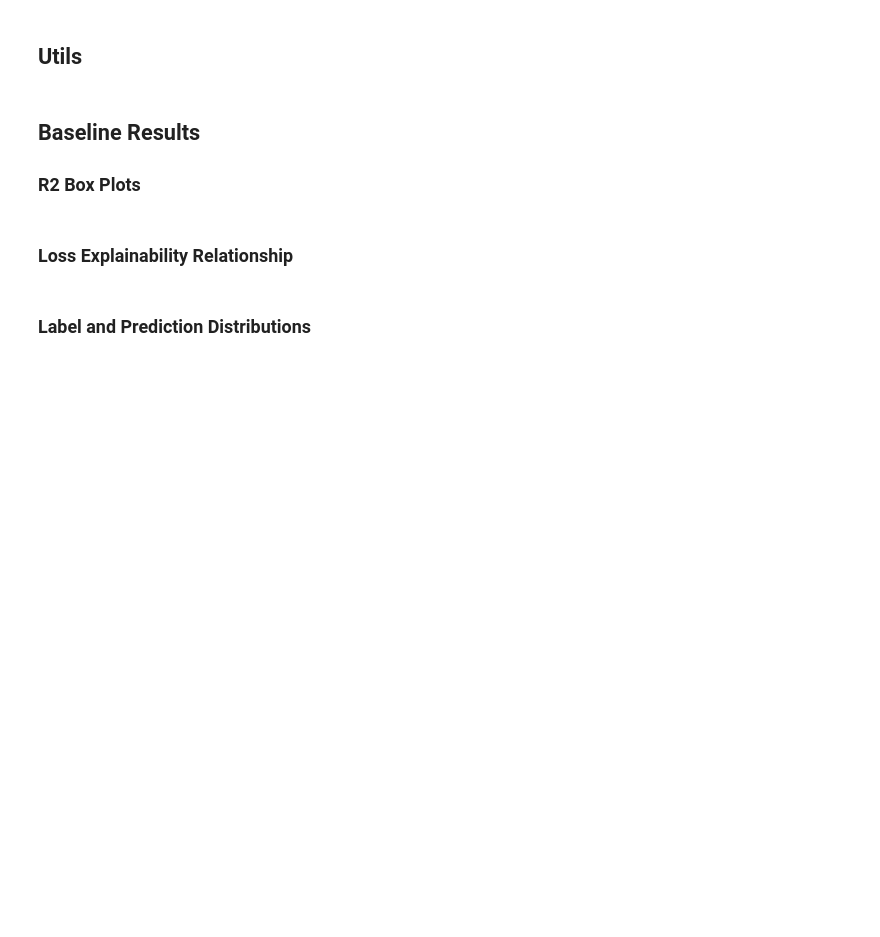
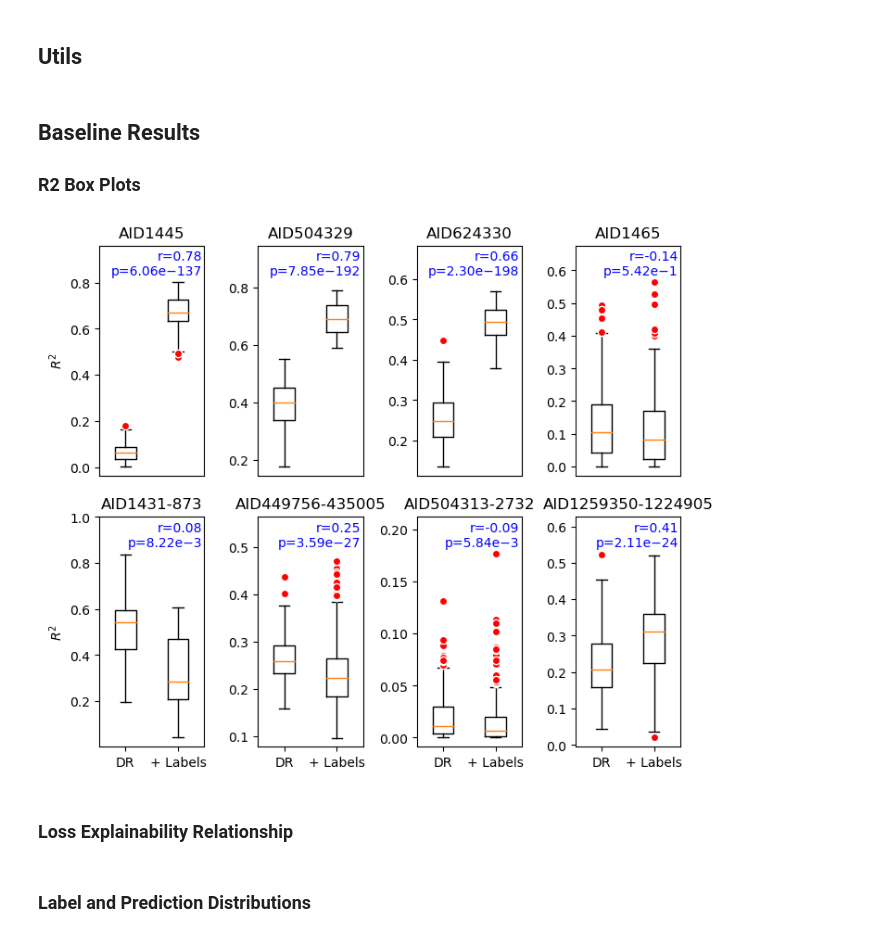
Before and after one commit to harryknighton/drug-discovery-automl, a Jupyter notebook: src/notebooks/evaluation.ipynb, the cells around one changed output. Saved outputs shown, nothing was run; the diff lists cells and outputs as text; code cells hidden in the pictures; blank space fills up the shorter version.

```diff
--- a/src/notebooks/evaluation.ipynb
+++ b/src/notebooks/evaluation.ipynb
@@ -162,29 +164,32 @@ def scale_01(tens: torch.Tensor):
 # %%
 fig, axs = plt.subplots(2, 4, figsize=(7, 6))
 red_circle = dict(markerfacecolor='red', marker='o', markeredgecolor='white')
 fig.tight_layout()
 
 axs[0][0].set_ylabel("$R^2$")
 axs[1][0].set_ylabel("$R^2$")
 
 for i, (ax, dataset) in enumerate(zip(axs.flatten(), datasets)):
     dr_df = get_all_baseline_results(dataset, 'DROnly')
     dr_with_labels_df = get_all_baseline_results(dataset, 'DRWithSDLabels')
     df = pd.DataFrame({'DR': dr_df['PearsonCorrCoefSquared'], '+ Labels': dr_with_labels_df['PearsonCorrCoefSquared']})
     ax.set_title(dataset)
     ax.boxplot(df, flierprops=red_circle, labels=df.columns, widths=0.4)
     if i < 4:
         ax.set_xticks([])
 
     ymax = max(dr_df['PearsonCorrCoefSquared'].max(), dr_with_labels_df['PearsonCorrCoefSquared'].max())
-    ax.set_ylim(top=ymax * 1.15)
+    ax.set_ylim(top=ymax * 1.2)
     ax.text(
         0.98, 0.98,
-        f"r={dataset_correlations[dataset]}",
+        f"r={dataset_correlations[dataset][0]}\np={dataset_correlations[dataset][1]}",
         transform = ax.transAxes,
         color='blue', horizontalalignment='right', verticalalignment='top'
     )
+
 fig.savefig(config.FIGURES_DIR / 'baseline_r2_box_plot.png', bbox_inches='tight')
+# %% [output]
+[figure, added]
 # %% [markdown]
 ### Loss Explainability Relationship
 # %%
```
Also changed, not shown: parts of 23 cells of this notebook.
